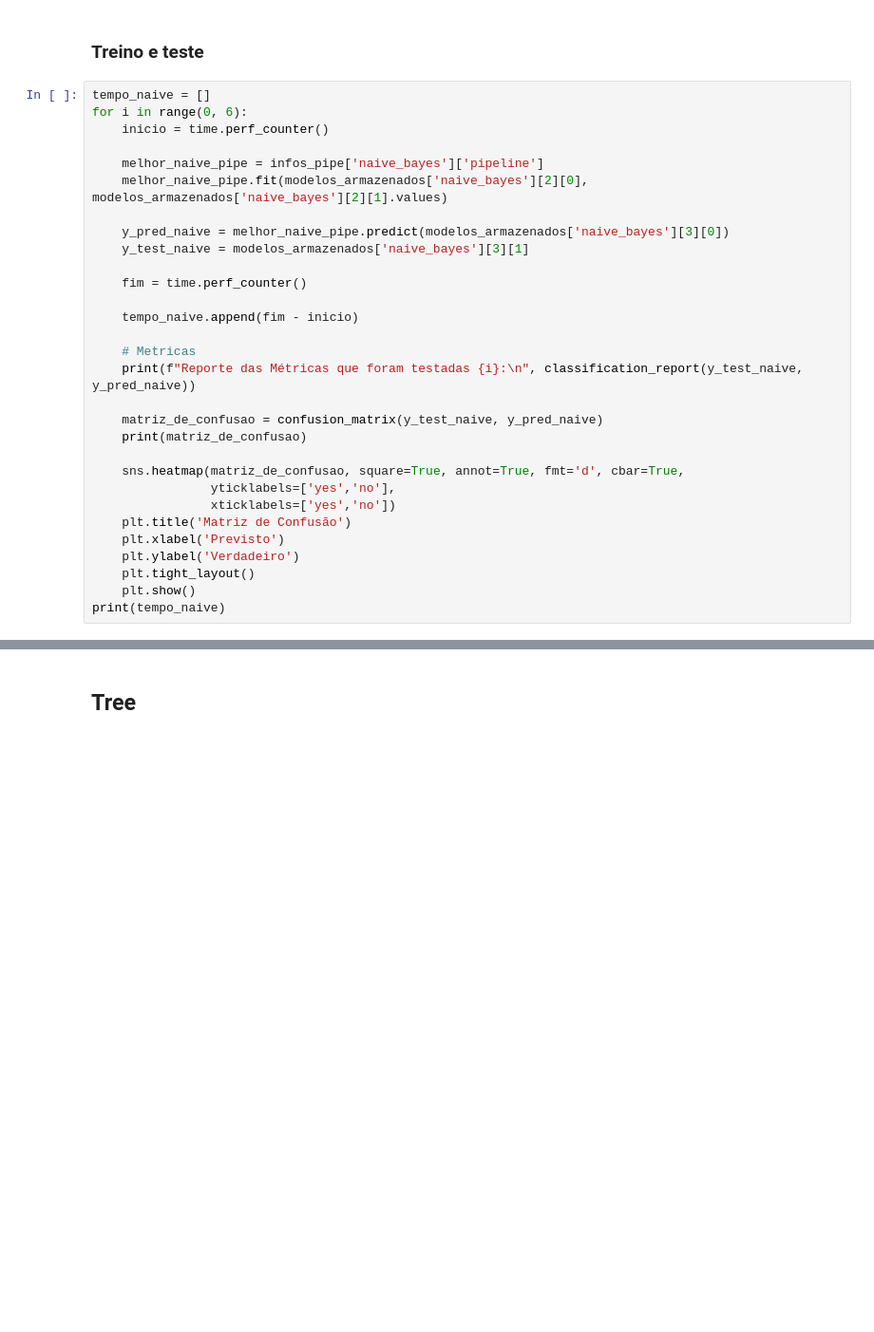
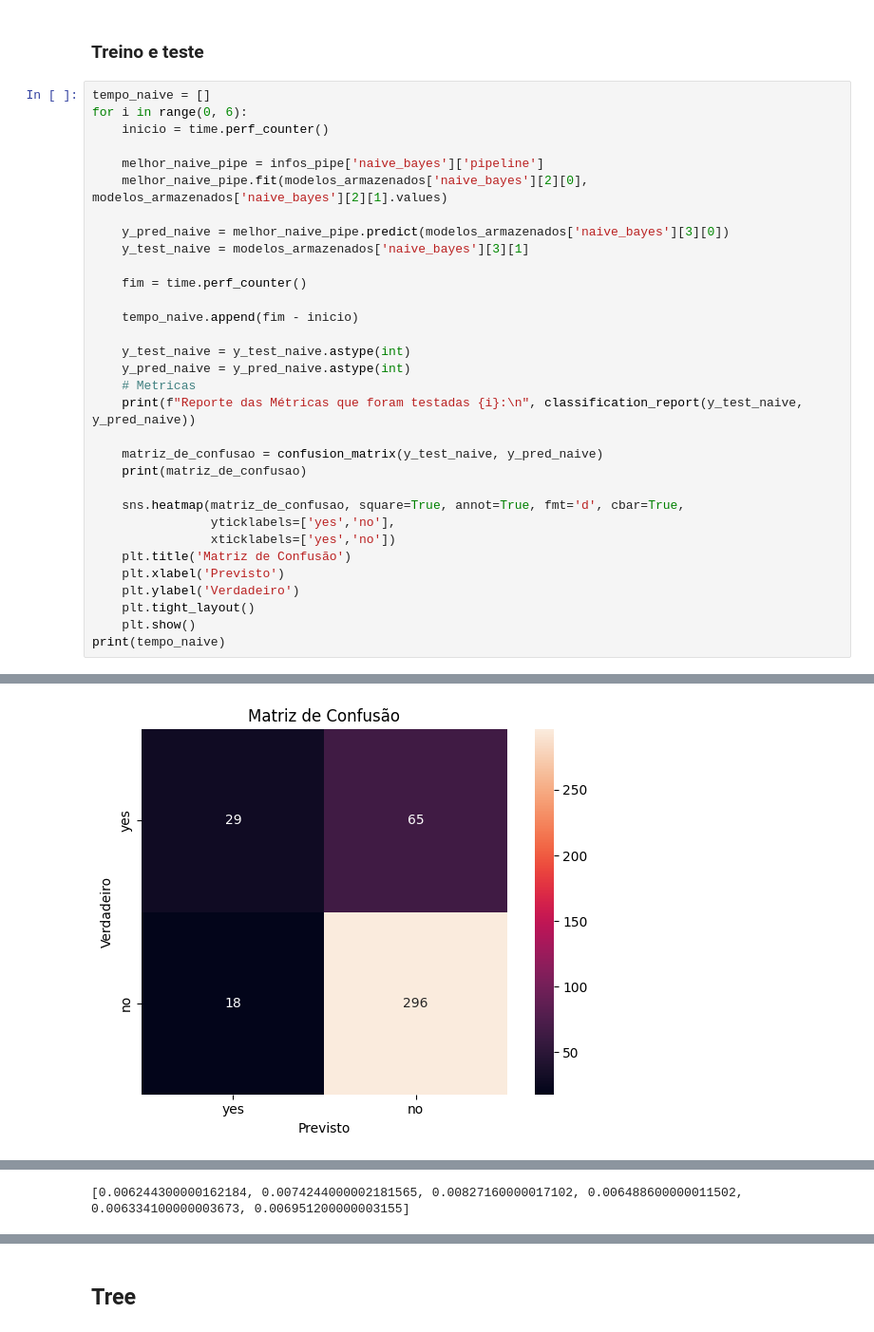
Before and after one commit to TrocaTine/Modelo, a Jupyter notebook: modelos_after.ipynb, the cells around one changed output, grey strips where cells are left out. Shown: that part at 95% size. Cells and saved outputs as stored; diff of their text form; blank space fills up the shorter version.

```diff
--- a/modelos_after.ipynb
+++ b/modelos_after.ipynb
@@ -165,6 +173,8 @@ for i in range(0, 6):
 
     tempo_naive.append(fim - inicio)
 
+    y_test_naive = y_test_naive.astype(int)
+    y_pred_naive = y_pred_naive.astype(int)
     # Metricas
     print(f"Reporte das Métricas que foram testadas {i}:\n", classification_report(y_test_naive, y_pred_naive))
 
@@ -184,0 +206 @@ ValueError: Classification metrics can't handle a mix of unknown and binary targ
+[figure, added]
@@ -184,0 +272 @@ ValueError: Classification metrics can't handle a mix of unknown and binary targ
+[0.006244300000162184, 0.0074244000002181565, 0.00827160000017102, 0.006488600000011502, 0.006334100000003673, 0.006951200000003155]
```
Also changed, not shown: parts of 10 cells of this notebook, 2 other files.
